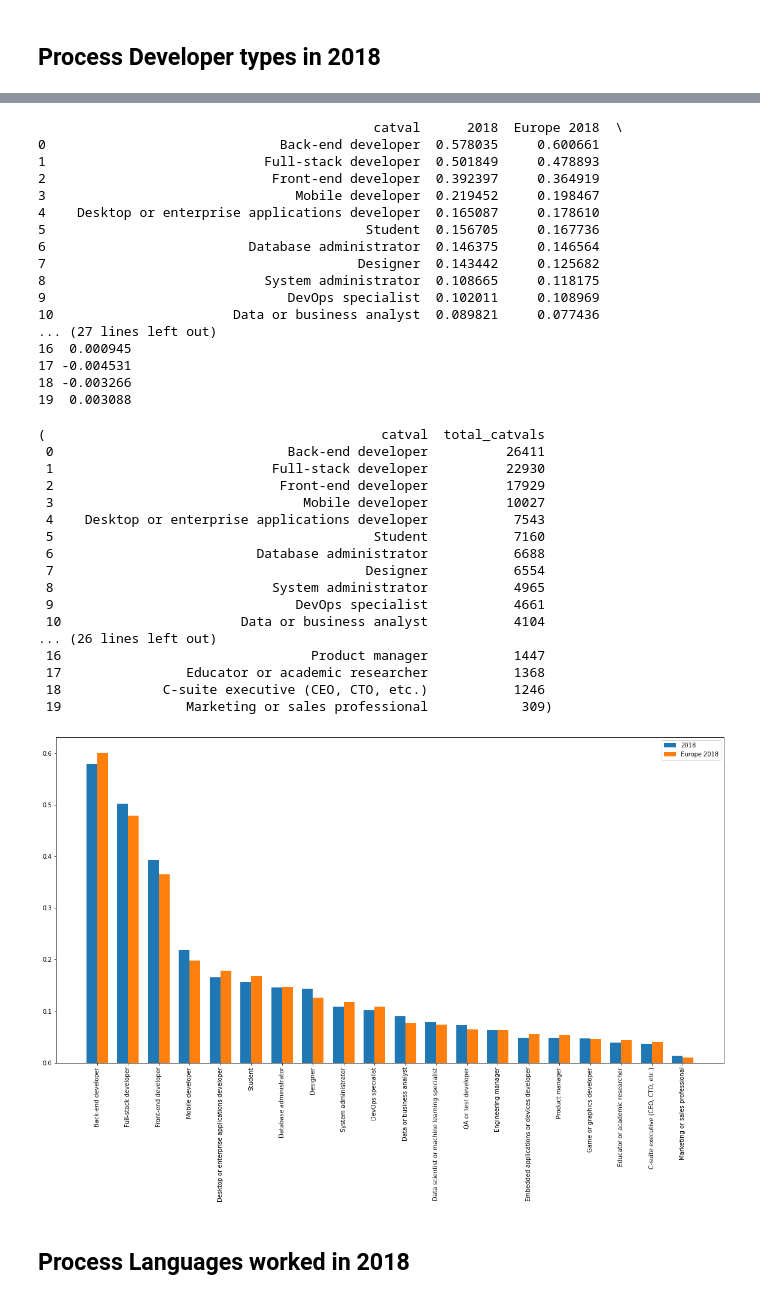
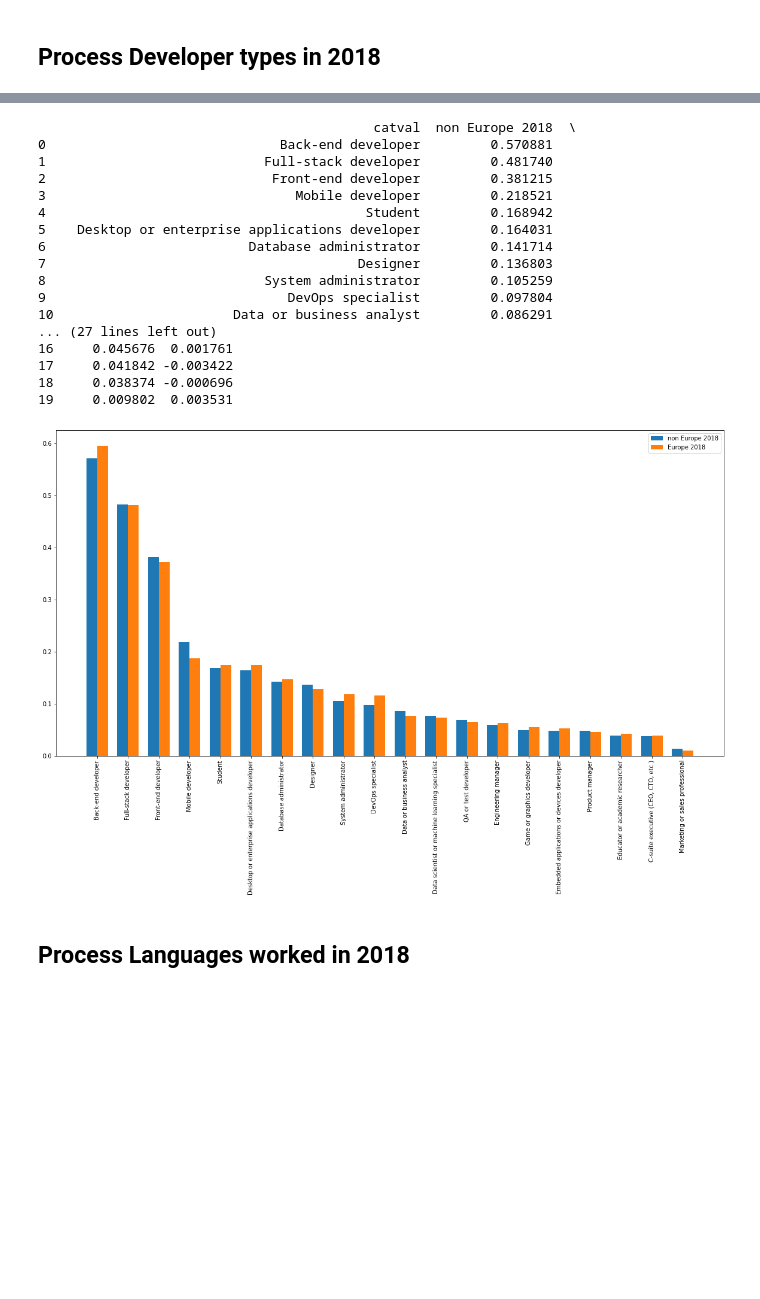
Before and after one commit to ju0gri/so-survey-data-analysis, a Jupyter notebook: project1_solution.ipynb, the cells around one changed output, grey strips where cells are left out. Drawn from its saved outputs; the diff is of its cells as text; code cells hidden in the pictures; blank space fills up the shorter version.

```diff
--- a/project1_solution.ipynb
+++ b/project1_solution.ipynb
@@ -82,7 +84,11 @@ western_eu = ["Germany", "France", "Netherlands", "Belgium", "Austria", "Switzer
 southern_eu = ["Italy", "Spain", "Greece", "Portugal", "Serbia", "Croatia", "Bosnia-Herzegovina",
               "Albania", "Macedonia", "Slovenia", "Montenegro", "Malta", "Andorra", "San Marino", "Vatican",
               "Vatican"]
-europe_countries = eastern_eu + northern_eu + western_eu + southern_eu
+european_union = ["Austria", "Italy", "Belgium", "Latvia", "Bulgaria", "Lithuania", "Croatia", "Luxembourg",
+                 "Cyprus", "Malta", "Czech Republic", "Netherlands", "Denmark", "Poland", "Estonia", "Portugal",
+                 "Finland", "Romania", "France", "Slovak Republic", "Germany", "Slovenia", "Greece", "Spain",
+                  "Hungary", "Sweden", "Ireland"]
+europe_countries = european_union + ["United Kingdom"]
 
 df_2017_eu = df_2017[df_2017.Country.isin(europe_countries)]
 print(df_2017_eu.shape)
@@ -267,9 +283,9 @@ null entries for DeveloperType: 0
 def compare_and_plot_df(df_non_country_specific, df_country_specific, country, year, rows_year, rows_country_year):
     merged_df = pd.DataFrame()
     merged_df["catval"] = df_non_country_specific["catval"]
-    merged_df[f"{year}"] = df_non_country_specific["total_catvals"]/rows_year
+    merged_df[f"non {country} {year}"] = df_non_country_specific["total_catvals"]/rows_year
     merged_df[f"{country} {year}"] = df_country_specific["total_catvals"]/rows_country_year
-    merged_df["diff"] = merged_df[f"{year}"] - merged_df[f"{country} {year}"]
+    merged_df["diff"] = merged_df[f"non {country} {year}"] - merged_df[f"{country} {year}"]
     print(merged_df)
 
     merged_df.style.bar(subset=['diff'], align='mid', color=['#d65f5f', '#5fba7d'])
@@ -279,11 +295,9 @@ def compare_and_plot_df(df_non_country_specific, df_country_specific, country, y
     width = 0.35  # the width of the bars
 
     fig, ax = plt.subplots()
-    rects1 = ax.bar(x - width/2, merged_df[f"{year}"], width, label=f"{year}")
+    rects1 = ax.bar(x - width/2, merged_df[f"non {country} {year}"], width, label=f"non {country} {year}")
     rects2 = ax.bar(x + width/2, merged_df[f"{country} {year}"] , width, label=f"{country} {year}")
 
-#     ax.set_ylabel('')
-#     ax.set_title('')
     ax.set_xticks(x)
     ax.set_xticklabels(labels, rotation=90)
     ax.legend()
@@ -714,7 +746,7 @@ def process_yearly_data(file_path, year, country, columns_index=None):
 # %%
 cols_intersect = df_2017_eu.columns
 # %%
-df_2018, df_2018_eu, cols_intersect = process_yearly_data(so_survey_results_2018, 2018, 'Europe', cols_intersect)
+df_2018_non_eu, df_2018_eu, cols_intersect = process_yearly_data(so_survey_results_2018, 2018, 'Europe', cols_intersect)
 # %% [output]
 processing data for year 2018 from ./data/developer_survey_2018/survey_results_public.csv
 original data shape:  (98855, 129)
@@ -729,7 +761,7 @@ intersection columns index:  ['Respondent', 'Country', 'FormalEducation', 'Compa
 # %% [markdown]
 ## Process Developer types in 2018
 # %%
-process_and_compare_col_global_local(df_2018, df_2018_eu, "DevType", year=2018, country="Europe")
+result = process_and_compare_col_global_local(df_2018, df_2018_eu, "DevType", year=2018, country="Europe")
 # %% [output]
 processing yearly data for year 2018 and DevType
 null entries for DevType: 0
@@ -770,38 +802,21 @@ null entries for DevType: 0
-                                           catval      2018  Europe 2018  \
-0                              Back-end developer  0.578035     0.600661
-1                            Full-stack developer  0.501849     0.478893
-2                             Front-end developer  0.392397     0.364919
-3                                Mobile developer  0.219452     0.198467
-4    Desktop or enterprise applications developer  0.165087     0.178610
-5                                         Student  0.156705     0.167736
-6                          Database administrator  0.146375     0.146564
-7                                        Designer  0.143442     0.125682
-8                            System administrator  0.108665     0.118175
-9                               DevOps specialist  0.102011     0.108969
-10                       Data or business analyst  0.089821     0.077436
+                                           catval  non Europe 2018  \
+0                              Back-end developer         0.570881
+1                            Full-stack developer         0.481740
+2                             Front-end developer         0.381215
+3                                Mobile developer         0.218521
+4                                         Student         0.168942
+5    Desktop or enterprise applications developer         0.164031
+6                          Database administrator         0.141714
+7                                        Designer         0.136803
+8                            System administrator         0.105259
+9                               DevOps specialist         0.097804
+10                       Data or business analyst         0.086291
 ... (27 lines left out)
-16  0.000945
-17 -0.004531
-18 -0.003266
-19  0.003088
+16     0.045676  0.001761
+17     0.041842 -0.003422
+18     0.038374 -0.000696
+19     0.009802  0.003531
-(                                           catval  total_catvals
- 0                              Back-end developer          26411
- 1                            Full-stack developer          22930
- 2                             Front-end developer          17929
- 3                                Mobile developer          10027
- 4    Desktop or enterprise applications developer           7543
- 5                                         Student           7160
- 6                          Database administrator           6688
- 7                                        Designer           6554
- 8                            System administrator           4965
- 9                               DevOps specialist           4661
- 10                       Data or business analyst           4104
-... (26 lines left out)
- 16                                Product manager           1447
- 17                Educator or academic researcher           1368
- 18             C-suite executive (CEO, CTO, etc.)           1246
- 19                Marketing or sales professional            309)
-[figure, old version]
+[figure, new version]
 # %% [markdown]
 ## Process Languages worked in 2018
 # %%
```
Also changed, not shown: parts of 80 cells of this notebook.
